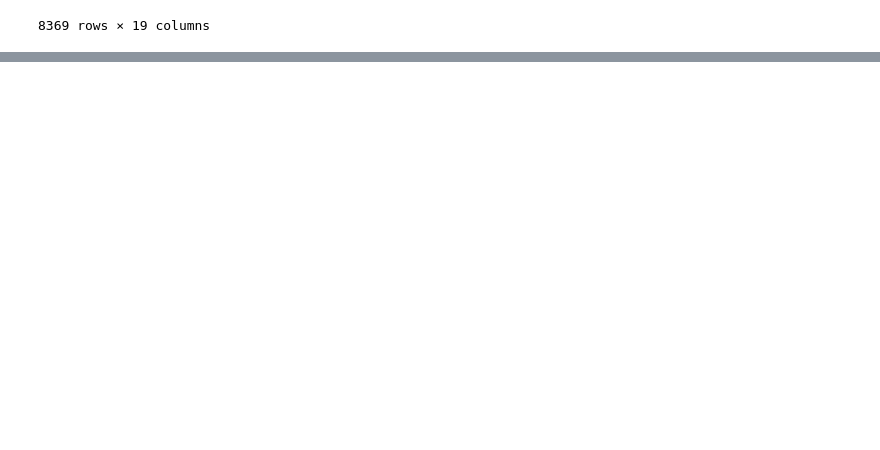
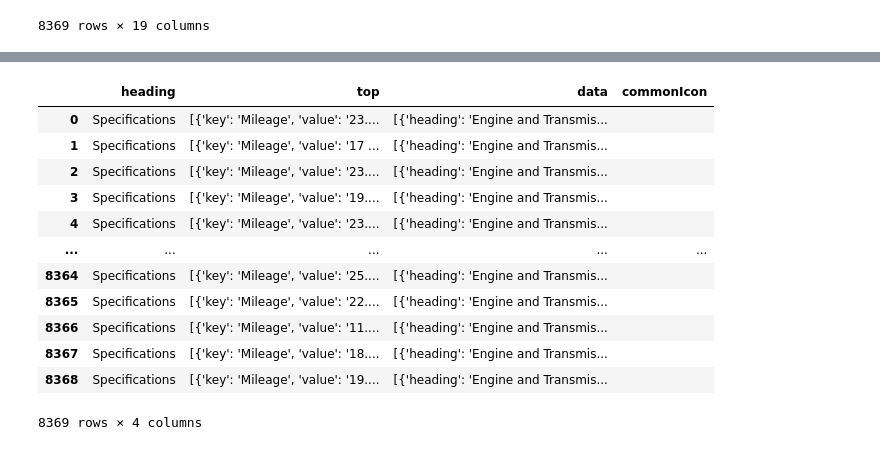
Before and after one commit to EDWARDLLOYDDAVID/Car-dheko, a Jupyter notebook: NewFile.ipynb, the cells around one changed output, grey strips where cells are left out. Cells and saved outputs as stored; diff of their text form; code cells hidden in the pictures; blank space fills up the shorter version.

```diff
--- a/NewFile.ipynb
+++ b/NewFile.ipynb
@@ -102,0 +181,16 @@ df
+# %%
+df3
+# %% [output]
+|  | heading | top | data | commonIcon |
+| 0 | Specifications | [{'key': 'Mileage', 'value': '23.... | [{'heading': 'Engine and Transmis... |  |
+| 1 | Specifications | [{'key': 'Mileage', 'value': '17 ... | [{'heading': 'Engine and Transmis... |  |
+| 2 | Specifications | [{'key': 'Mileage', 'value': '23.... | [{'heading': 'Engine and Transmis... |  |
+| 3 | Specifications | [{'key': 'Mileage', 'value': '19.... | [{'heading': 'Engine and Transmis... |  |
+| 4 | Specifications | [{'key': 'Mileage', 'value': '23.... | [{'heading': 'Engine and Transmis... |  |
+| ... | ... | ... | ... | ... |
+| 8364 | Specifications | [{'key': 'Mileage', 'value': '25.... | [{'heading': 'Engine and Transmis... |  |
+| 8365 | Specifications | [{'key': 'Mileage', 'value': '22.... | [{'heading': 'Engine and Transmis... |  |
+| 8366 | Specifications | [{'key': 'Mileage', 'value': '11.... | [{'heading': 'Engine and Transmis... |  |
+| 8367 | Specifications | [{'key': 'Mileage', 'value': '18.... | [{'heading': 'Engine and Transmis... |  |
+| 8368 | Specifications | [{'key': 'Mileage', 'value': '19.... | [{'heading': 'Engine and Transmis... |  |
+8369 rows × 4 columns
```
Also changed, not shown: parts of 14 cells of this notebook.
